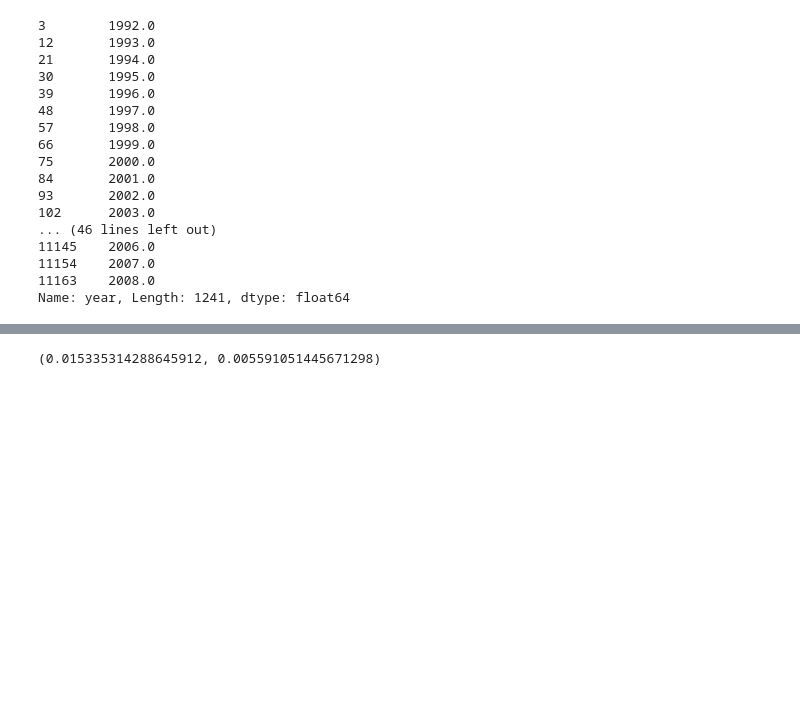
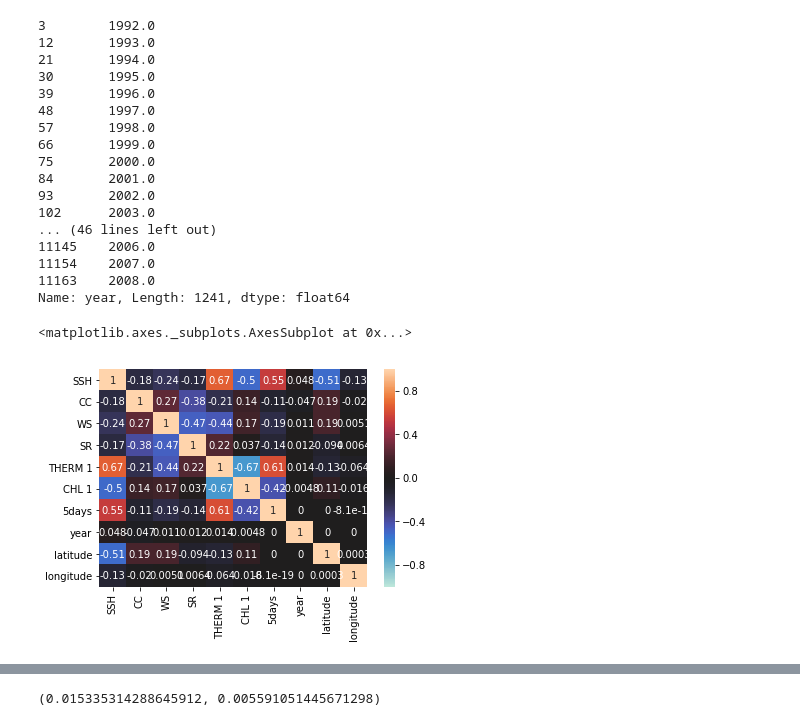
Before and after one commit to boussoffara/ocean-depth, a Jupyter notebook: notebooks/Untitled.ipynb, the cells around one changed output, grey strips where cells are left out. Cells and saved outputs as stored; diff of their text form; code cells hidden in the pictures; blank space fills up the shorter version.

```diff
--- a/notebooks/Untitled.ipynb
+++ b/notebooks/Untitled.ipynb
@@ -64,3 +106,14 @@ dataClean['year']
 11154    2007.0
 11163    2008.0
 Name: year, Length: 1241, dtype: float64
+# %%
+import seaborn as sn
+
+cors = np.corrcoef(np.transpose(data[['SSH', 'CC', 'WS', 'SR', 'THERM 1',
+                                     'CHL 1','5days', 'year', 'latitude', 'longitude']]))
+sn.heatmap(cors, annot=True, cbar=True, vmin=-1, vmax=1, xticklabels=['SSH', 'CC', 'WS', 'SR', 'THERM 1',
+                                     'CHL 1','5days', 'year', 'latitude', 'longitude'], yticklabels=['SSH', 'CC', 'WS', 'SR', 'THERM 1',
+                                     'CHL 1','5days', 'year', 'latitude', 'longitude'], center=0)
+# %% [output]
+<matplotlib.axes._subplots.AxesSubplot at 0x...>
+[figure, added]
```
Also changed, not shown: parts of 6 cells of this notebook, 32 other files.
